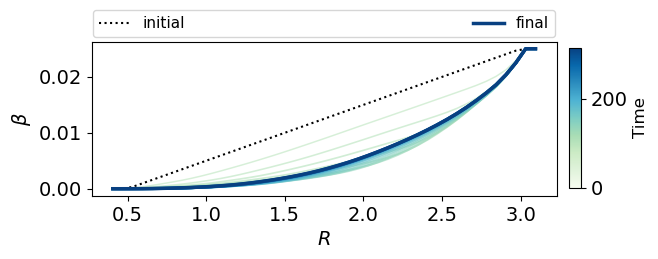
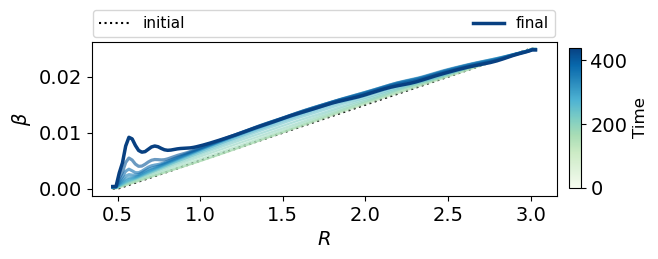
The notebook cell's code change between the first figure and the second:
--- before
+++ after
@@ -1,5 +1,5 @@
 ## Plot density, v_r, and Mdot
 
-snapshot_plot = snapshot_list[0:101:5] # snapshot_list[0:101:5]
+snapshot_plot = snapshot_list[0:201:10] # snapshot_list[0:101:5]
 
 norm   = mcolors.PowerNorm(gamma=1.5, vmin=0, vmax=len(snapshot_plot)-1)
@@ -12,5 +12,5 @@
     ath_data  = athena_read.athdf(frame,num_ghost=2,quantities=["rho", "vel1", "vel2", "vel3"])
     t_sim = ath_data['Time']
-    print('loading snapshot at t= %5.1f'%t_sim)
+    #print('loading snapshot at t= %5.1f'%t_sim)
     
     #### Read Athena++ data: coordinates. ####
@@ -85,3 +85,3 @@
 save_fig = False
 if save_fig:
-    plt.savefig("Figs/" + sim_name + "-tilt-snapshots.png", bbox_inches='tight')
+    plt.savefig("Figs/" + sim_name + "-beta.png", bbox_inches='tight')

Commit: actually fixed inner BC, still get reorientation